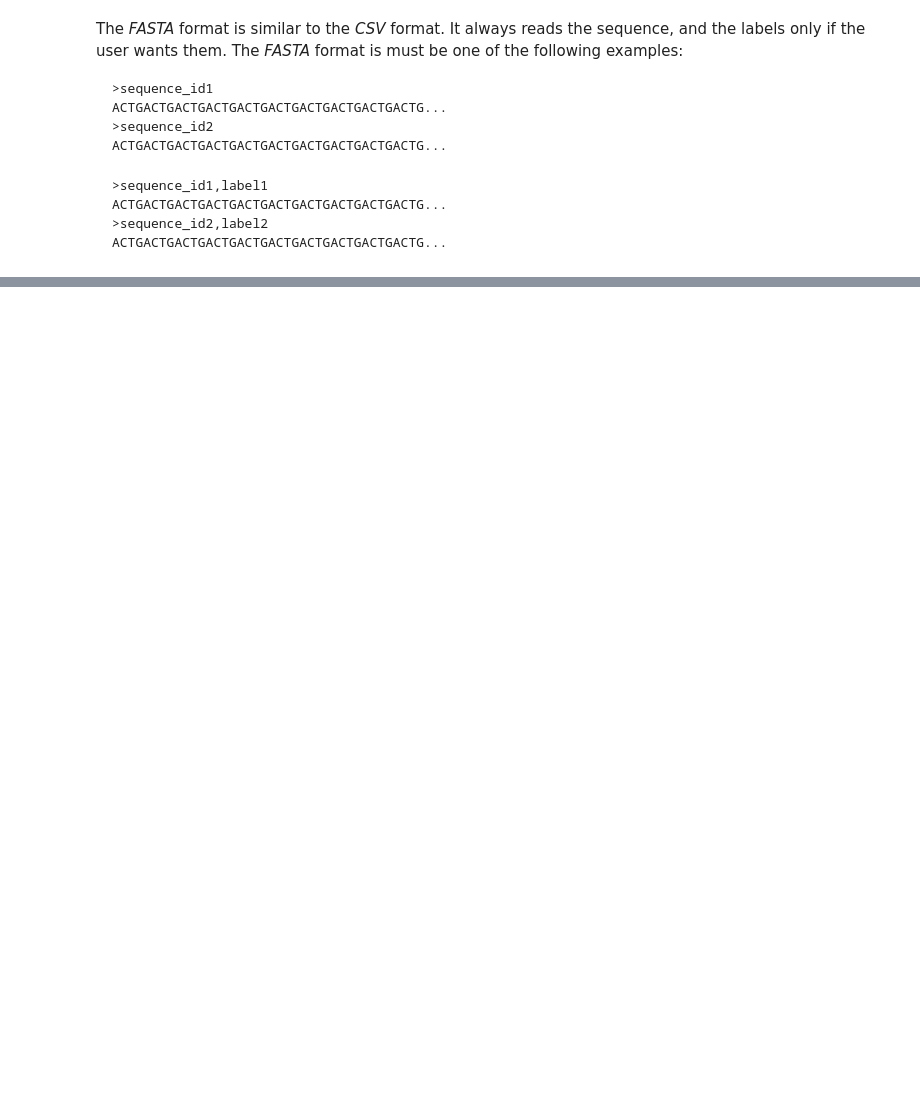
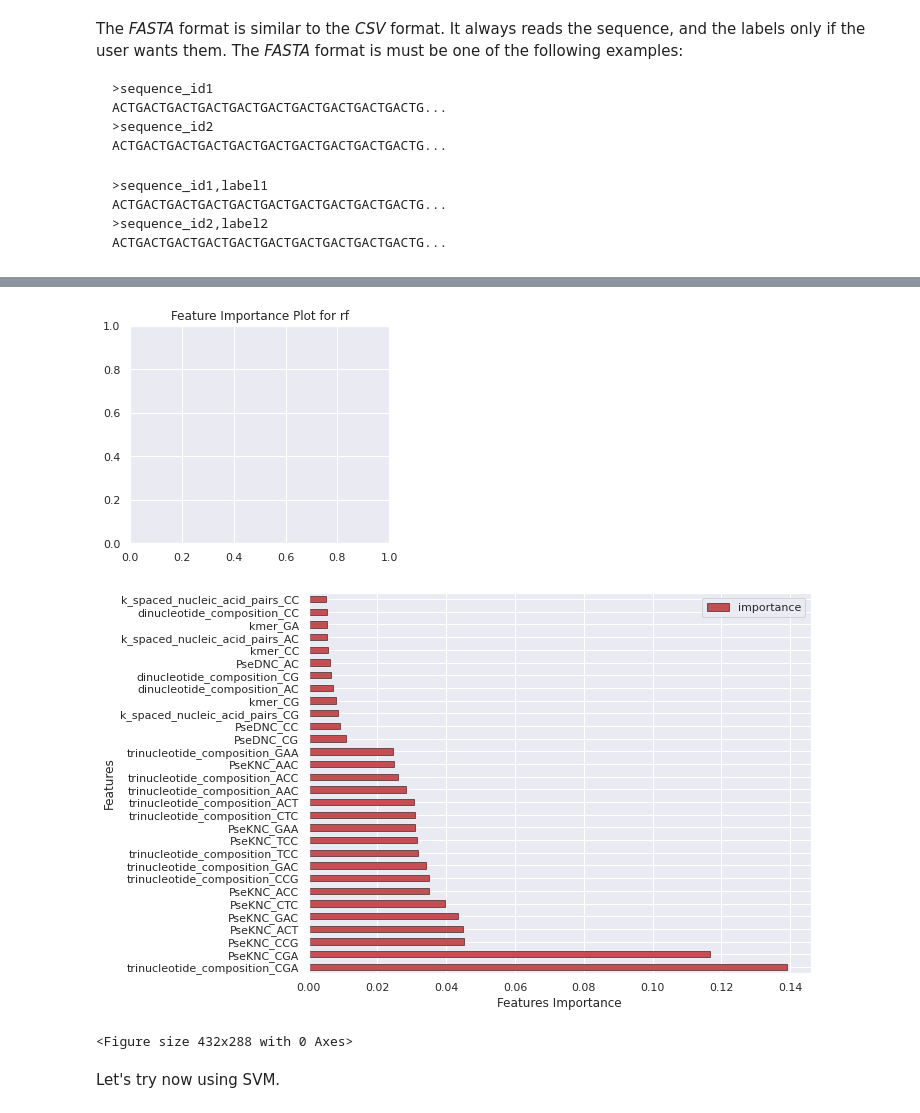
Before and after one commit to BioSystemsUM/propythia, a Jupyter notebook: src/propythia/DNA/descriptors/quick-start.ipynb, the cells around one changed output, grey strips where cells are left out. Saved outputs shown, nothing was run; the diff lists cells and outputs as text; code cells hidden in the pictures; blank space fills up the shorter version.

Commit message:
quick start notebook for descriptors

```diff
--- a/src/propythia/DNA/descriptors/quick-start.ipynb
+++ b/src/propythia/DNA/descriptors/quick-start.ipynb
@@ -72,0 +239,12 @@ print(data.shape)
+# %%
+reader = ReadDNA()
+filename = 'data/dataset.csv'
+data = reader.read_csv(filename=filename, with_labels=True)
+
+# specify the descriptor list
+descriptor_list = []
+
+from calculate_features import calculate_and_normalize
+fps_x, fps_y = calculate_and_normalize(data)
+
+fps_x
@@ -72,0 +298,19 @@ print(data.shape)
+# %%
+# fps_x and fps_y are the features and labels calculated from the data in the previous chapter
+X_train, X_test, y_train, y_test = train_test_split(fps_x, fps_y, stratify=fps_y)
+
+scaler = StandardScaler().fit(X_train)
+X_train = scaler.transform(X_train)
+X_test = scaler.transform(X_test)
+
+ml = ShallowML(X_train, X_test, y_train, y_test, report_name=None, columns_names=fps_x.columns)
+
+param_grid = [{'clf__n_estimators': [100, 250, 500, 750], 'clf__max_features': ['sqrt']}]
+
+best_rf_model = ml.train_best_model(
+    model_name=None,
+    model='rf',
+    score=make_scorer(matthews_corrcoef),
+    param_grid=param_grid,
+    cv=10
+)
@@ -72,0 +362,14 @@ print(data.shape)
+# %%
+ml.features_importances_plot(
+    classifier=best_rf_model,
+    top_features=30,
+    model_name='rf',
+    show=True,
+    path_save=None
+)
+# %% [output]
+[figure, added]
+[figure, added]
+<Figure size 432x288 with 0 Axes>
+# %% [markdown]
+Let's try now using SVM.
```
Also changed, not shown: parts of 37 cells of this notebook, 4 other files.
